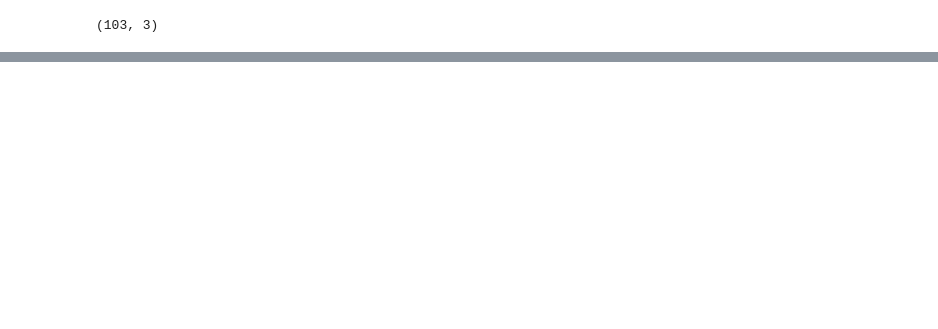
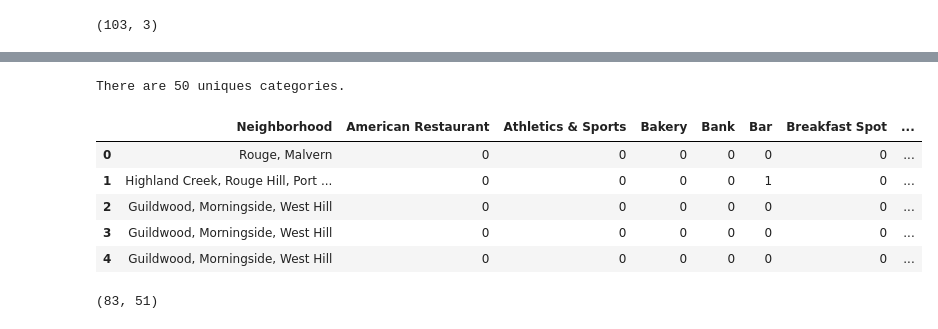
Before and after one commit to khayama-zz/Coursera_Capstone, a Jupyter notebook: Segmenting and Clustering Neighborhoods in Toronto.ipynb, the cells around one changed output, grey strips where cells are left out. Cells and saved outputs as stored; diff of their text form; code cells hidden in the pictures; blank space fills up the shorter version.

```diff
--- a/Segmenting and Clustering Neighborhoods in Toronto.ipynb
+++ b/Segmenting and Clustering Neighborhoods in Toronto.ipynb
@@ -90,0 +251,28 @@ https://cocl.us/Geospatial_data
+# %%
+# function that extracts the category of the venue
+def get_category_type(row):
+    try:
+        categories_list = row['categories']
+    except:
+        categories_list = row['venue.categories']
+
+    if len(categories_list) == 0:
+        return None
+    else:
+        return categories_list[0]['name']
+# %%
+venues = results['response']['groups'][0]['items']
+
+nearby_venues = json_normalize(venues) # flatten JSON
+
+# filter columns
+filtered_columns = ['venue.name', 'venue.categories', 'venue.location.lat', 'venue.location.lng']
+nearby_venues =nearby_venues.loc[:, filtered_columns]
+
+# filter the category for each row
+nearby_venues['venue.categories'] = nearby_venues.apply(get_category_type, axis=1)
+
+# clean columns
+nearby_venues.columns = [col.split(".")[-1] for col in nearby_venues.columns]
+
+nearby_venues.head()
@@ -90,0 +326,5 @@ https://cocl.us/Geospatial_data
+# %%
+scarborough_venues = getNearbyVenues(names=scarborough_data['Neighbourhood'],
+                                   latitudes=scarborough_data['Latitude'],
+                                   longitudes=scarborough_data['Longitude']
+                                  )
@@ -90,0 +381,27 @@ https://cocl.us/Geospatial_data
+# %%
+print('There are {} uniques categories.'.format(len(scarborough_venues['Venue Category'].unique())))
+# %% [output]
+There are 50 uniques categories.
+# %%
+# one hot encoding
+scarborough_onehot = pd.get_dummies(scarborough_venues[['Venue Category']], prefix="", prefix_sep="")
+
+# add neighborhood column back to dataframe
+scarborough_onehot['Neighborhood'] = scarborough_venues['Neighborhood']
+
+# move neighborhood column to the first column
+fixed_columns = [scarborough_onehot.columns[-1]] + list(scarborough_onehot.columns[:-1])
+scarborough_onehot = scarborough_onehot[fixed_columns]
+
+scarborough_onehot.head()
+# %% [output]
+|  | Neighborhood | American Restaurant | Athletics & Sports | Bakery | Bank | Bar | Breakfast Spot | ... |
+| 0 | Rouge, Malvern | 0 | 0 | 0 | 0 | 0 | 0 | ... |
+| 1 | Highland Creek, Rouge Hill, Port ... | 0 | 0 | 0 | 0 | 1 | 0 | ... |
+| 2 | Guildwood, Morningside, West Hill | 0 | 0 | 0 | 0 | 0 | 0 | ... |
+| 3 | Guildwood, Morningside, West Hill | 0 | 0 | 0 | 0 | 0 | 0 | ... |
+| 4 | Guildwood, Morningside, West Hill | 0 | 0 | 0 | 0 | 0 | 0 | ... |
+# %%
+scarborough_onehot.shape
+# %% [output]
+(83, 51)
```
Also changed, not shown: parts of 40 cells of this notebook.
